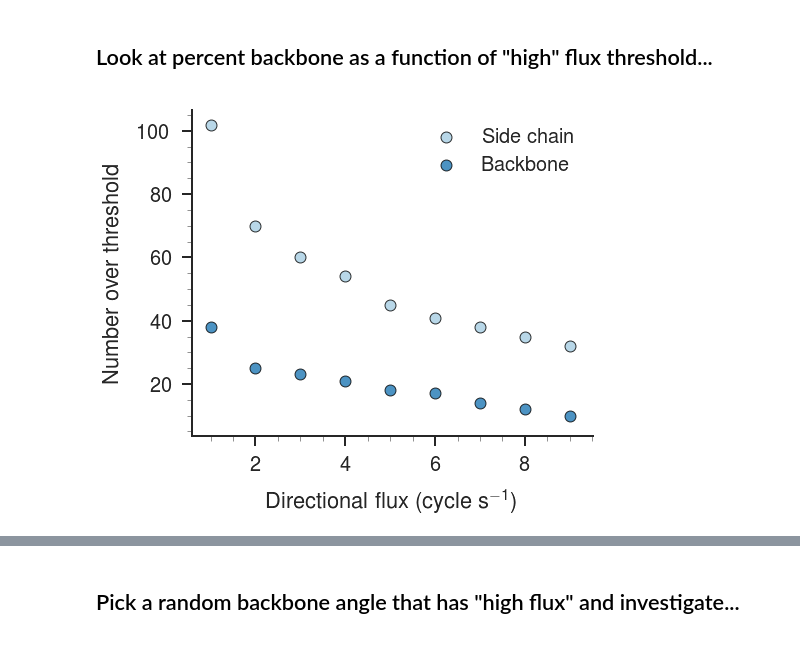
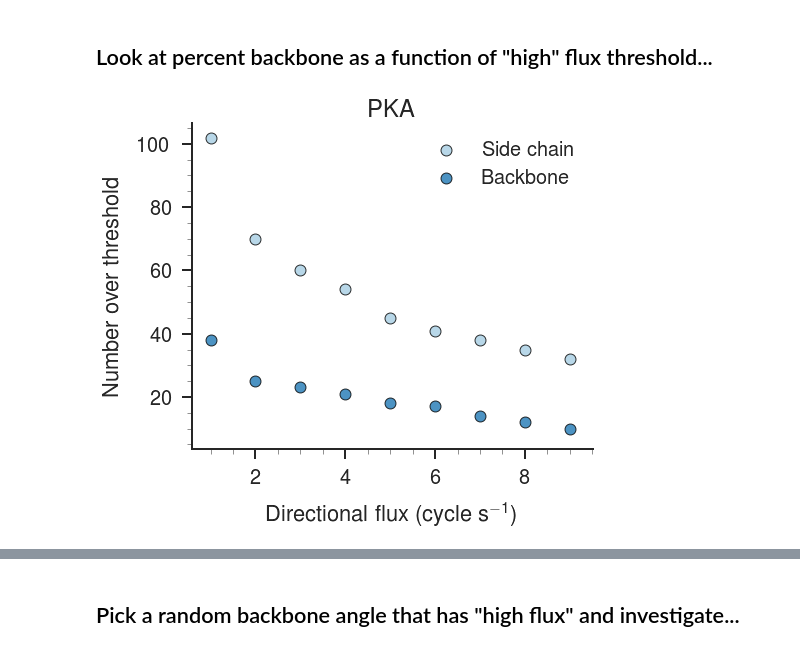
Before and after one commit to slochower/nonequilibrium-master, a Jupyter notebook: notebooks/explore-raw-dihedral-data/check-for-reviewer-comments.ipynb, the cells around one changed output, grey strips where cells are left out. Cells and saved outputs as stored; diff of their text form; code cells hidden in the pictures.

```diff
--- a/notebooks/explore-raw-dihedral-data/check-for-reviewer-comments.ipynb
+++ b/notebooks/explore-raw-dihedral-data/check-for-reviewer-comments.ipynb
@@ -136,0 +125,6 @@ paper_plot(fig)
+# %%
+this = Simulation(data_source='pka_md_data')
+this.name = 'psiPHE29'
+this.cSubstrate = 10**-2.0
+this.simulate()
+plot_input(this, label=True, title=r'Phe29 $\psi$')
@@ -206,24 +212,24 @@ cmap = sns.color_palette("Paired", 10)
 # %%
 fig = plt.figure(figsize=(6 * 1.2, 6))
 gs = GridSpec(1, 1, wspace=0.2, hspace=0.5)
 ax = plt.subplot(gs[0, 0])
 
 for index, threshold in enumerate(range(1, 10, 1)):
     threshold_flux = pka[pka['Directional flux'].abs().values > threshold]['Directional flux'].abs().values
     threshold_sc = side_chains[side_chains['Directional flux'].abs().values > threshold]['Directional flux'].abs().values
     threshold_bb = back_bones[back_bones['Directional flux'].abs().values > threshold]['Directional flux'].abs().values
     percent_bb = len(threshold_bb) / len(threshold_flux) * 100
     ax.scatter(threshold, len(threshold_sc), marker='o', edgecolor='k', linewidth=1, alpha=0.8, s=120, c=cmap[0],
                label='Side chain' if index==0 else '')
     ax.scatter(threshold, len(threshold_bb), marker='o', edgecolor='k', linewidth=1, alpha=0.8, s=120, c=cmap[1],
                label='Backbone' if index==0 else '')
 ax.legend()
-# ax.set_title('Number backbone torsions as a function of flux')
+ax.set_title('PKA')
 ax.set_ylabel('Number over threshold')
 ax.set_xlabel('Directional flux (cycle s$^{{-1}}$)')
 paper_plot(fig)
 # %% [output]
-[figure, old version]
+[figure, new version]
 # %%
 fig = plt.figure(figsize=(6 * 1.2, 6))
 gs = GridSpec(1, 1, wspace=0.2, hspace=0.5)
```
Also changed, not shown: parts of 27 cells of this notebook.
